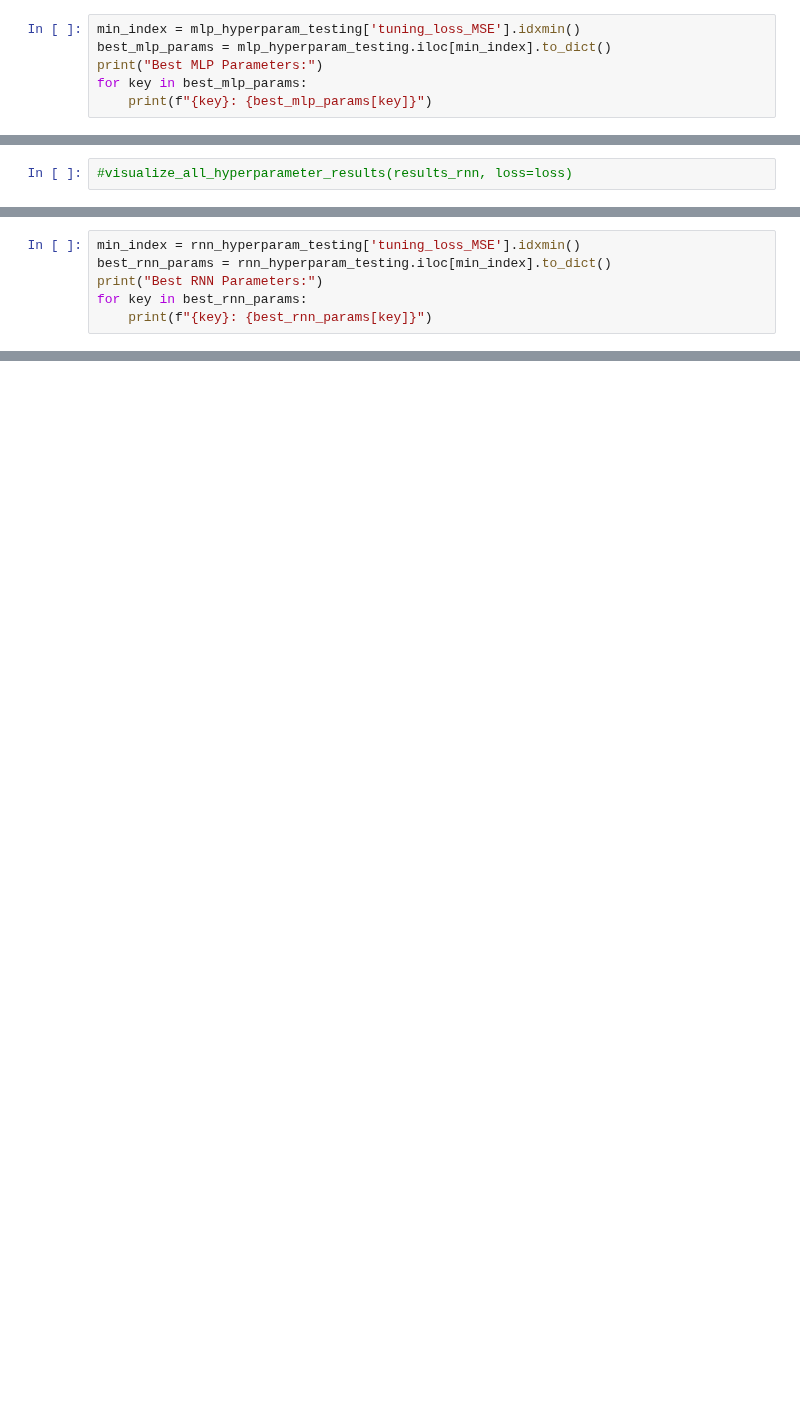
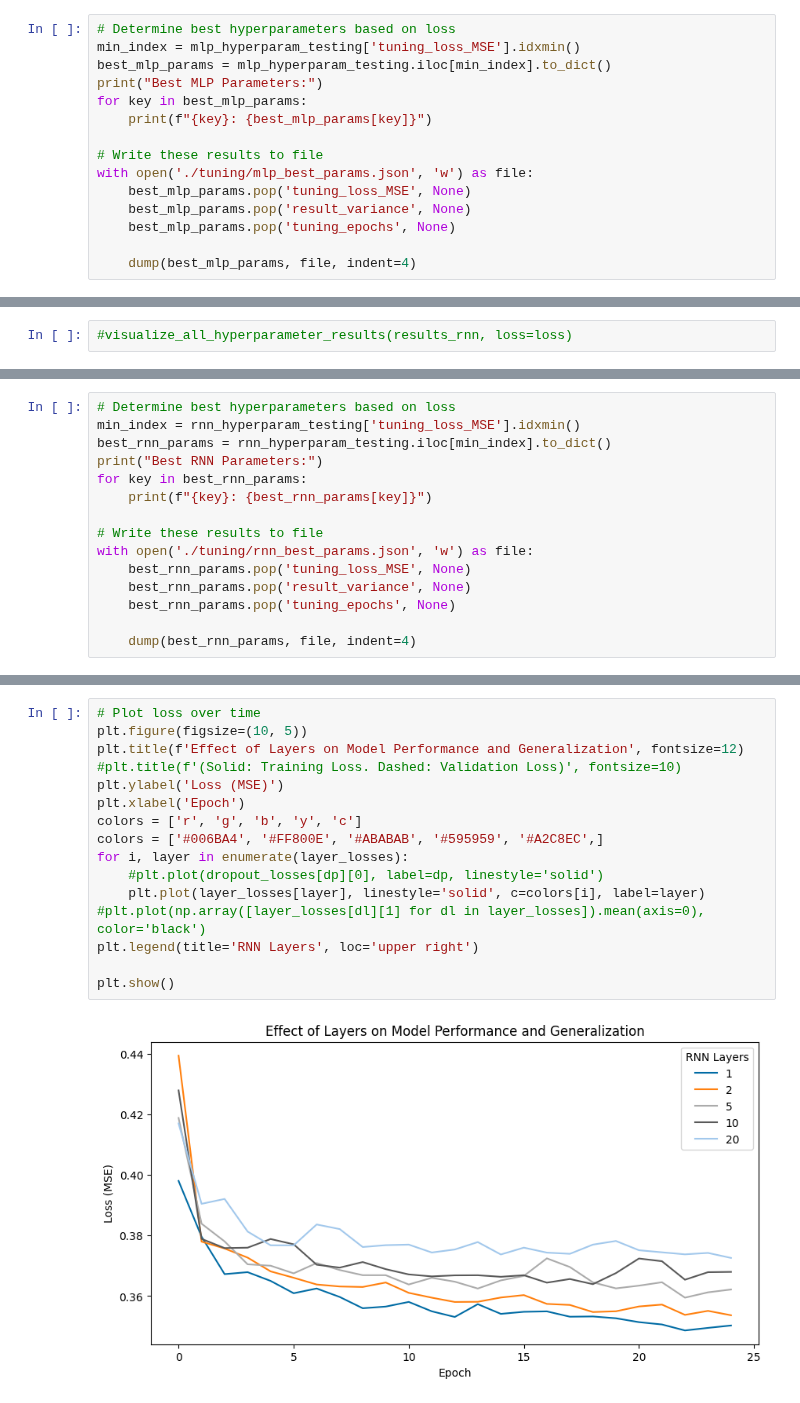
Before and after one commit to zybecker/DS-5500, a Jupyter notebook: RNN_Model/NN_hyperparameter_tuning.ipynb, the cells around one changed output, grey strips where cells are left out. Cells and saved outputs as stored; diff of their text form; blank space fills up the shorter version.

```diff
--- a/RNN_Model/NN_hyperparameter_tuning.ipynb
+++ b/RNN_Model/NN_hyperparameter_tuning.ipynb
@@ -204,10 +206,19 @@ mlp_hyperparam_testing['tuning_epochs'] = [results[i][3] for i in results]
 mlp_hyperparam_testing[f'tuning_loss_{loss}'] = [results[i][1] for i in results]
 mlp_hyperparam_testing.to_csv('./tuning/mlp_hyperparameter_tuning.csv')
 # %%
+# Determine best hyperparameters based on loss
 min_index = mlp_hyperparam_testing['tuning_loss_MSE'].idxmin()
 best_mlp_params = mlp_hyperparam_testing.iloc[min_index].to_dict()
 print("Best MLP Parameters:")
 for key in best_mlp_params:
     print(f"{key}: {best_mlp_params[key]}")
+
+# Write these results to file
+with open('./tuning/mlp_best_params.json', 'w') as file:
+    best_mlp_params.pop('tuning_loss_MSE', None)
+    best_mlp_params.pop('result_variance', None)
+    best_mlp_params.pop('tuning_epochs', None)
+
+    dump(best_mlp_params, file, indent=4)
 # %% [output]
 Best MLP Parameters:
@@ -331,10 +343,19 @@ rnn_hyperparam_testing['tuning_epochs'] = [results_rnn[i][3] for i in results_rn
 rnn_hyperparam_testing[f'tuning_loss_{loss}'] = [results_rnn[i][1] for i in results_rnn]
 rnn_hyperparam_testing.to_csv('./tuning/rnn_hyperparameter_tuning.csv')
 # %%
+# Determine best hyperparameters based on loss
 min_index = rnn_hyperparam_testing['tuning_loss_MSE'].idxmin()
 best_rnn_params = rnn_hyperparam_testing.iloc[min_index].to_dict()
 print("Best RNN Parameters:")
 for key in best_rnn_params:
     print(f"{key}: {best_rnn_params[key]}")
+
+# Write these results to file
+with open('./tuning/rnn_best_params.json', 'w') as file:
+    best_rnn_params.pop('tuning_loss_MSE', None)
+    best_rnn_params.pop('result_variance', None)
+    best_rnn_params.pop('tuning_epochs', None)
+
+    dump(best_rnn_params, file, indent=4)
 # %% [output]
 Best RNN Parameters:
@@ -400,0 +413,18 @@ plt.show()
+# %%
+# Plot loss over time
+plt.figure(figsize=(10, 5))
+plt.title(f'Effect of Layers on Model Performance and Generalization', fontsize=12)
+#plt.title(f'(Solid: Training Loss. Dashed: Validation Loss)', fontsize=10)
+plt.ylabel('Loss (MSE)')
+plt.xlabel('Epoch')
+colors = ['r', 'g', 'b', 'y', 'c']
+colors = ['#006BA4', '#FF800E', '#ABABAB', '#595959', '#A2C8EC',]
+for i, layer in enumerate(layer_losses):
+    #plt.plot(dropout_losses[dp][0], label=dp, linestyle='solid')
+    plt.plot(layer_losses[layer], linestyle='solid', c=colors[i], label=layer)
+#plt.plot(np.array([layer_losses[dl][1] for dl in layer_losses]).mean(axis=0), color='black')
+plt.legend(title='RNN Layers', loc='upper right')
+
+plt.show()
+# %% [output]
+[figure, added]
```
Also changed, not shown: parts of 9 cells of this notebook, 8 other files.
